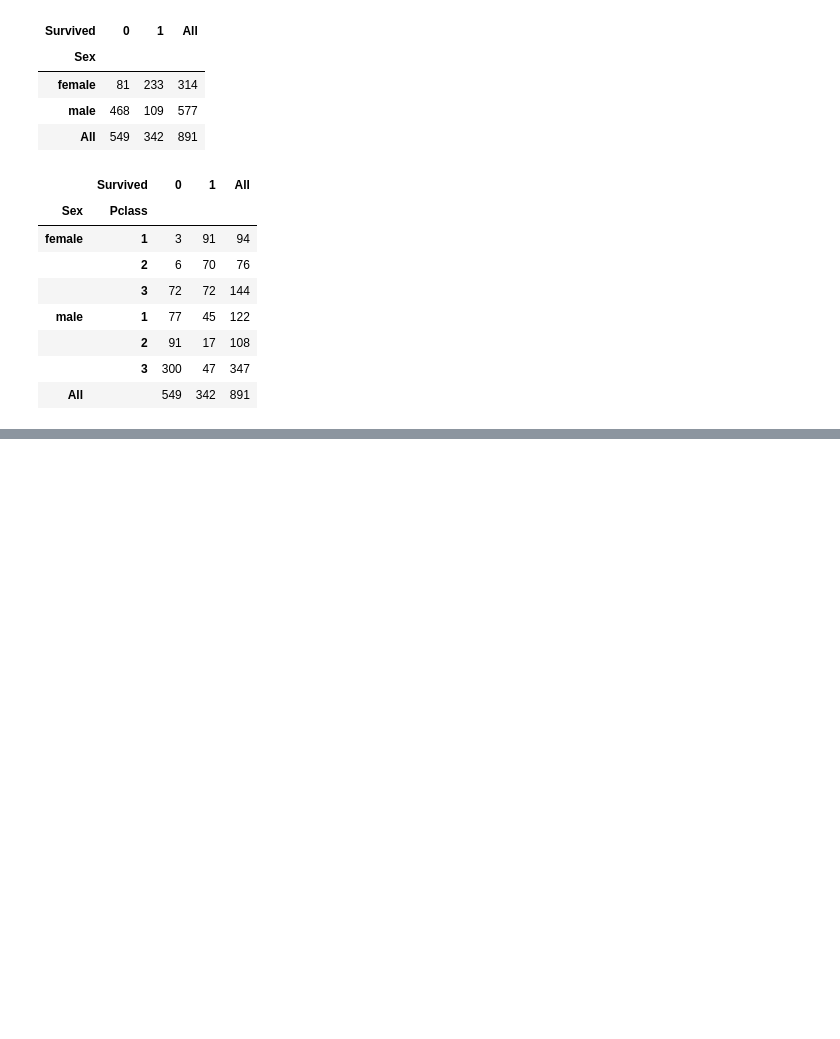
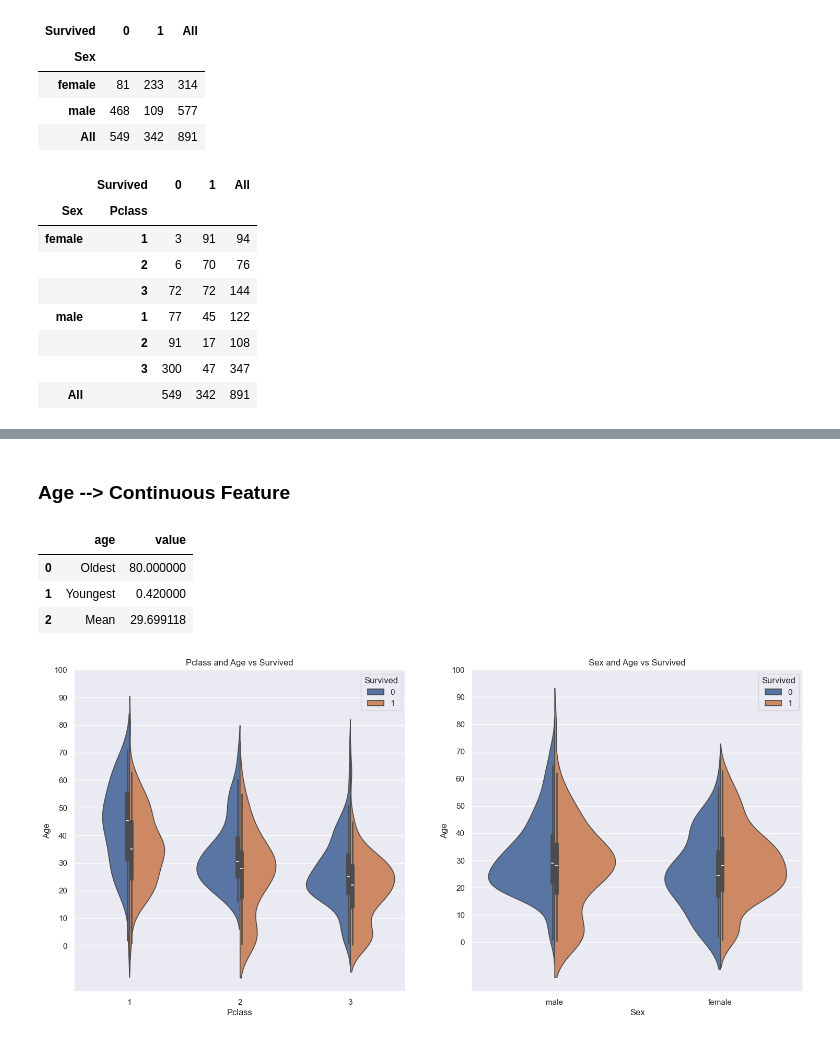
Before and after one commit to saifghostrider454/BankChurn, a Jupyter notebook: notebooks/eda.ipynb, the cells around one changed output, grey strips where cells are left out. Cells and saved outputs as stored; diff of their text form; code cells hidden in the pictures; blank space fills up the shorter version.

```diff
--- a/notebooks/eda.ipynb
+++ b/notebooks/eda.ipynb
@@ -149,0 +173,25 @@ pd.crosstab([df.Sex, df.Pclass], df.Survived, margins=True).style.background_gra
+# %% [markdown]
+### Age --> Continuous Feature
+# %%
+age = {
+    'age': ['Oldest', 'Youngest', 'Mean'],
+    'value': [df['Age'].max(), df['Age'].min(), df['Age'].mean()]
+}
+age_df = pd.DataFrame(age)
+age_df.style.background_gradient(cmap='summer_r')
+# %% [output]
+|  | age | value |
+| 0 | Oldest | 80.000000 |
+| 1 | Youngest | 0.420000 |
+| 2 | Mean | 29.699118 |
+# %%
+f,ax=plt.subplots(1,2,figsize=(18,8))
+sns.violinplot(x="Pclass",y="Age", hue="Survived", data=df,split=True,ax=ax[0])
+ax[0].set_title('Pclass and Age vs Survived')
+ax[0].set_yticks(range(0,110,10))
+sns.violinplot(x="Sex",y="Age", hue="Survived", data=df,split=True,ax=ax[1])
+ax[1].set_title('Sex and Age vs Survived')
+ax[1].set_yticks(range(0,110,10))
+plt.show()
+# %% [output]
+[figure, added]
```
Also changed, not shown: parts of 63 cells of this notebook, 1 other file.
